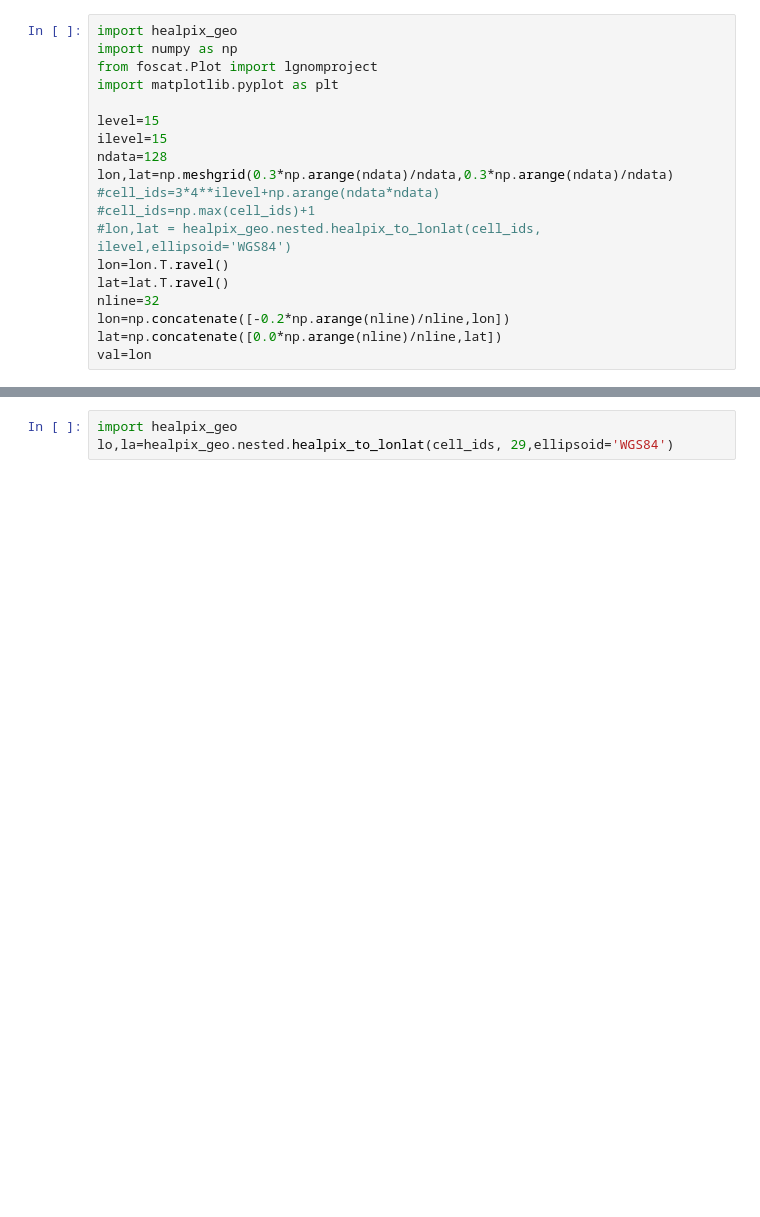
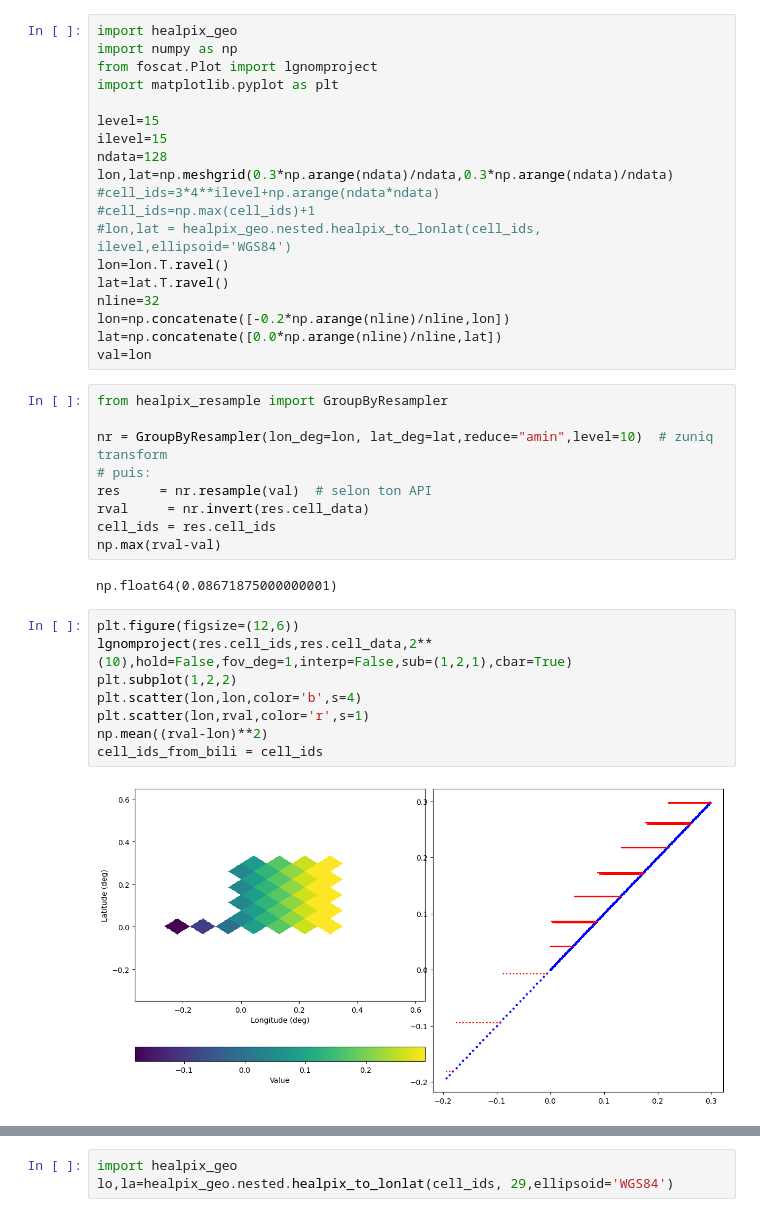
Before and after one commit to EOPF-DGGS/healpix-resample, a Jupyter notebook: notebooks/Test_regrid_to_healpix.ipynb, the cells around one changed output, grey strips where cells are left out. Saved outputs shown, nothing was run; the diff lists cells and outputs as text; blank space fills up the shorter version.

Commit message:
Add group by and make zuniq inheritate from group by

```diff
--- a/notebooks/Test_regrid_to_healpix.ipynb
+++ b/notebooks/Test_regrid_to_healpix.ipynb
@@ -21,6 +21,27 @@ nline=32
 lon=np.concatenate([-0.2*np.arange(nline)/nline,lon])
 lat=np.concatenate([0.0*np.arange(nline)/nline,lat])
 val=lon
+# %%
+from healpix_resample import GroupByResampler
+
+nr = GroupByResampler(lon_deg=lon, lat_deg=lat,reduce="amin",level=10)  # zuniq transform
+# puis:
+res     = nr.resample(val)  # selon ton API
+rval     = nr.invert(res.cell_data)
+cell_ids = res.cell_ids
+np.max(rval-val)
+# %% [output]
+np.float64(0.08671875000000001)
+# %%
+plt.figure(figsize=(12,6))
+lgnomproject(res.cell_ids,res.cell_data,2**(10),hold=False,fov_deg=1,interp=False,sub=(1,2,1),cbar=True)
+plt.subplot(1,2,2)
+plt.scatter(lon,lon,color='b',s=4)
+plt.scatter(lon,rval,color='r',s=1)
+np.mean((rval-lon)**2)
+cell_ids_from_bili = cell_ids
+# %% [output]
+[figure, added]
 # %%
 from healpix_resample import ZuniqNearestResampler
 
```
Also changed, not shown: parts of 2 cells of this notebook, 4 other files.
